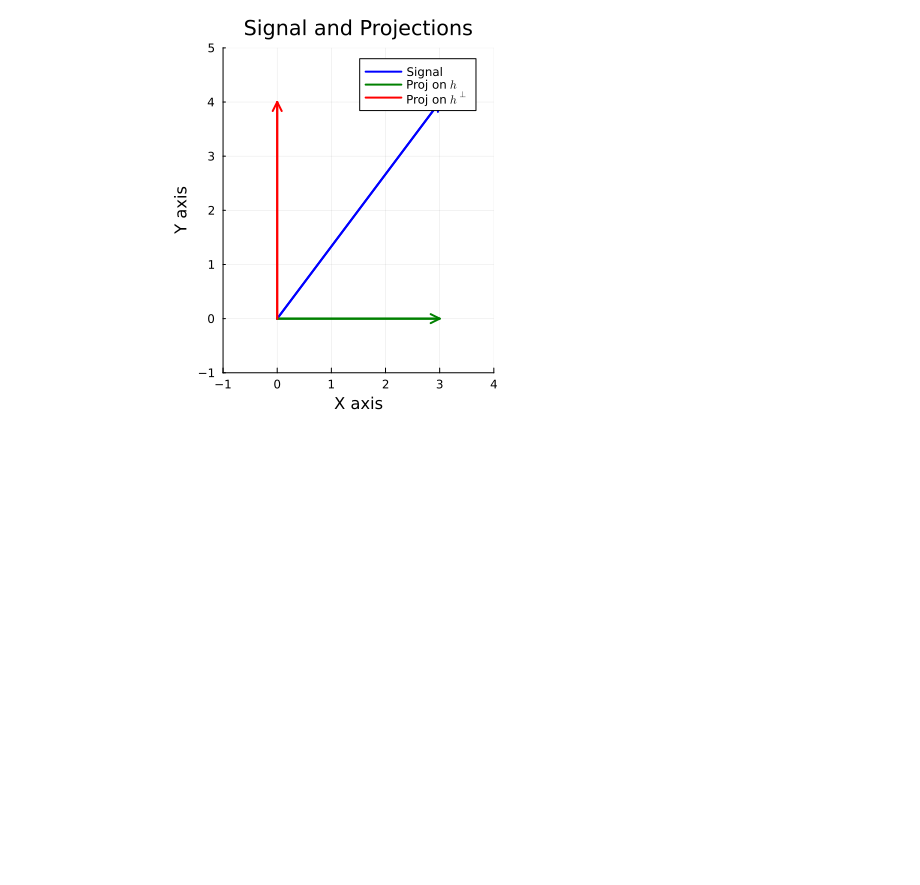
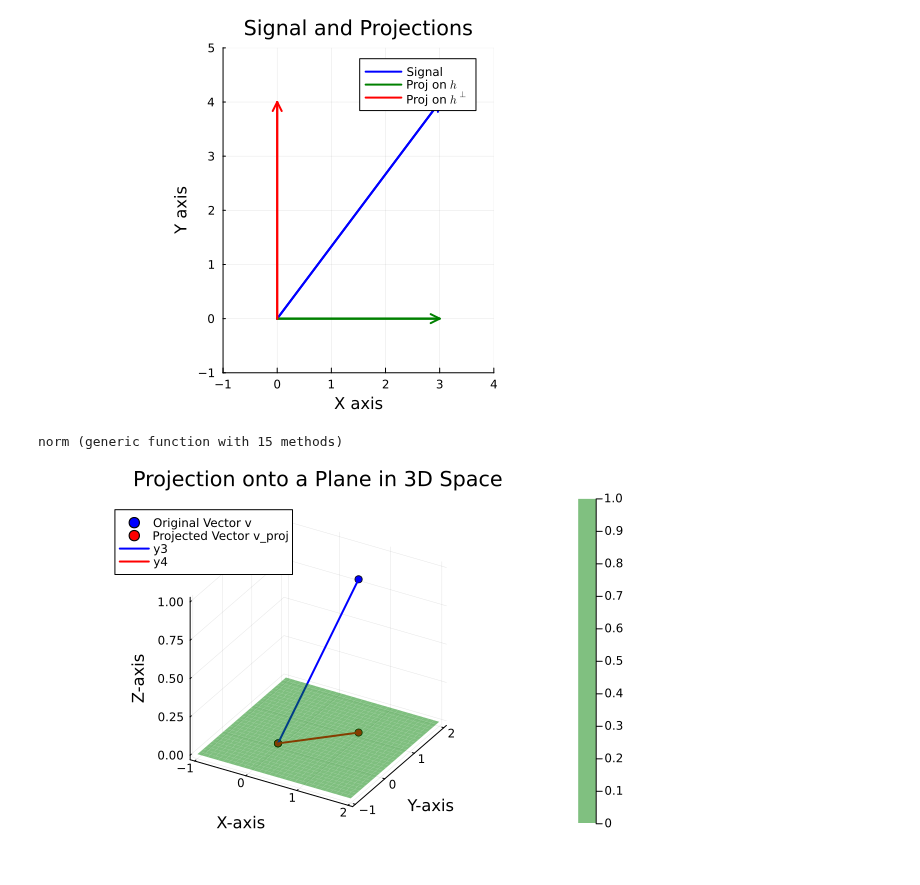
Before and after one commit to setrar/SP4COM, a Jupyter notebook: Homeworks/hw1/_support/projection_onto_orthogonal_complement.ipynb, the cells around one changed output. Saved outputs shown, nothing was run; the diff lists cells and outputs as text; code cells hidden in the pictures; blank space fills up the shorter version.

```diff
--- a/Homeworks/hw1/_support/projection_onto_orthogonal_complement.ipynb
+++ b/Homeworks/hw1/_support/projection_onto_orthogonal_complement.ipynb
@@ -87,0 +92,48 @@ plot!(
+# %%
+include("operations.jl")
+# %% [output]
+norm (generic function with 15 methods)
+# %%
+# Define two basis vectors for the plane
+u1 = [1, 0, 0]   # First basis vector in the plane
+u2 = [0, 1, 0]   # Second basis vector in the plane
+
+# Create a matrix whose columns are u1 and u2
+U = [u1 u2]
+
+# Define a vector to be projected
+v = [1, 1, 1]  # Choosing a vector not lying entirely in the plane
+
+# Calculate the orthogonal basis for the plane
+Q, R = qr(U)
+
+# Normalize the basis to ensure they are orthonormal
+Q = Matrix(Q[:, 1:2])  # Only take the relevant columns
+
+# Calculate the projection matrix onto the subspace spanned by u1 and u2
+P = Q * Q'
+
+# Project v onto the subspace
+v_proj = P * v
+
+# Visualize the results
+plot()
+scatter3d!([0, v[1]], [0, v[2]], [0, v[3]], label="Original Vector v", color=:blue, markersize=4)
+scatter3d!([0, v_proj[1]], [0, v_proj[2]], [0, v_proj[3]], label="Projected Vector v_proj", color=:red, markersize=4)
+
+# Draw the original and projected vectors
+plot!([0, v[1]], [0, v[2]], [0, v[3]], color=:blue, linewidth=2, arrow=true)
+plot!([0, v_proj[1]], [0, v_proj[2]], [0, v_proj[3]], color=:red, linewidth=2, arrow=true)
+
+# Define the plane using a surface
+x_vals = -1:0.1:2
+y_vals = -1:0.1:2
+z = zeros(length(x_vals), length(y_vals))
+surface!(x_vals, y_vals, z, color=:green, label="Plane spanned by u1 and u2", alpha=0.5)
+
+xlabel!("X-axis")
+ylabel!("Y-axis")
+zlabel!("Z-axis")
+title!("Projection onto a Plane in 3D Space")
+# %% [output]
+[figure, added]
```
Also changed, not shown: parts of 1 cell of this notebook.
